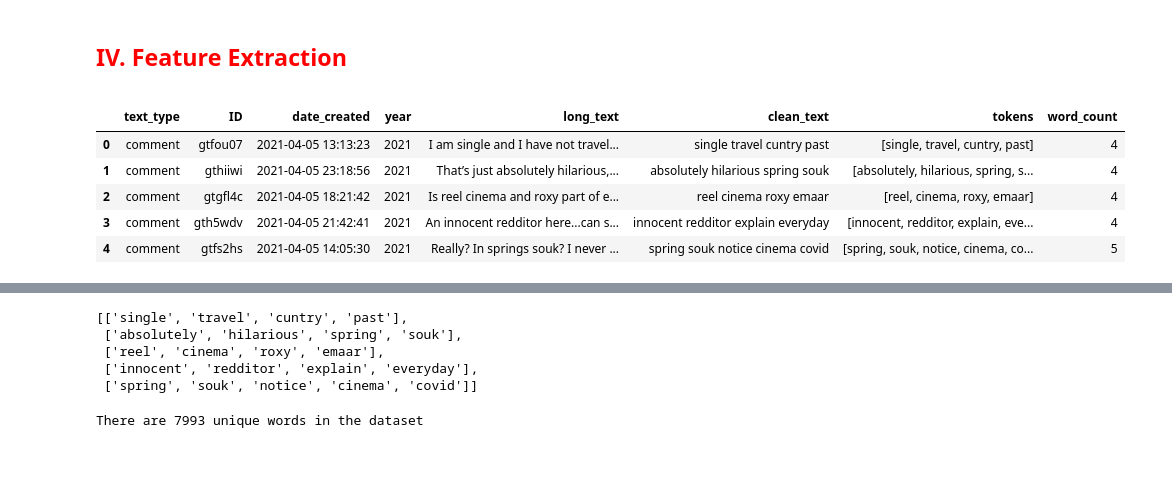
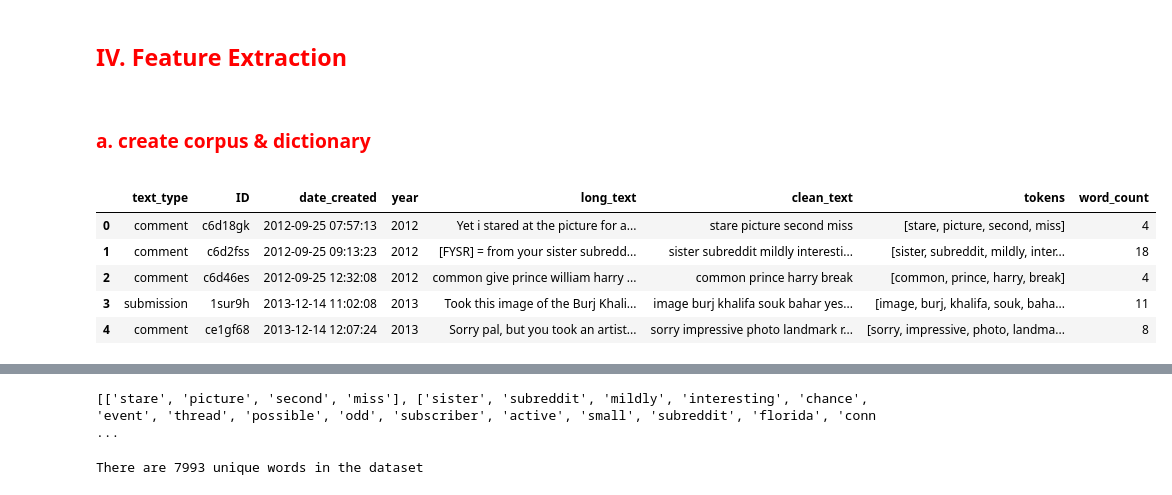
Before and after one commit to luisanomayo/MSc_Thesis_NLP_topic_modelling, a Jupyter notebook: topic_modelling/LDA_models/notebooks/lda_model_new_20_08_22.ipynb, the cells around one changed output, grey strips where cells are left out. Drawn from its saved outputs; the diff is of its cells as text; code cells hidden in the pictures; blank space fills up the shorter version.

```diff
--- a/topic_modelling/LDA_models/notebooks/lda_model_new_20_08_22.ipynb
+++ b/topic_modelling/LDA_models/notebooks/lda_model_new_20_08_22.ipynb
@@ -639,24 +460,29 @@ file saved
 <span style="color: red; font-family: Calibri Light;">
   <h2><b>IV. Feature Extraction</b></h2>
 </span>
+# %% [markdown]
+<span style="color: red; font-family: Calibri Light;">
+  <h3><b>a. create corpus & dictionary</b></h3>
+</span>
 # %%
 #import cleaned data
 
 def list_converter(text):
     #to revert list->str conversion from pd.read_csv
     return ast.literal_eval(text)
 
 
 lda_data = pd.read_csv('../../../Data/lda_train.csv', converters ={'tokens':list_converter})
 lda_data = lda_data.drop(columns = ['index'])
+lda_data.sort_values(by='date_created', inplace = True, ignore_index = True)
 lda_data.head()
 # %% [output]
 |  | text_type | ID | date_created | year | long_text | clean_text | tokens | word_count |
-| 0 | comment | gtfou07 | 2021-04-05 13:13:23 | 2021 | I am single and I have not travel... | single travel cuntry past | [single, travel, cuntry, past] | 4 |
-| 1 | comment | gthiiwi | 2021-04-05 23:18:56 | 2021 | That’s just absolutely hilarious,... | absolutely hilarious spring souk | [absolutely, hilarious, spring, s... | 4 |
-| 2 | comment | gtgfl4c | 2021-04-05 18:21:42 | 2021 | Is reel cinema and roxy part of e... | reel cinema roxy emaar | [reel, cinema, roxy, emaar] | 4 |
-| 3 | comment | gth5wdv | 2021-04-05 21:42:41 | 2021 | An innocent redditor here...can s... | innocent redditor explain everyday | [innocent, redditor, explain, eve... | 4 |
-| 4 | comment | gtfs2hs | 2021-04-05 14:05:30 | 2021 | Really? In springs souk? I never ... | spring souk notice cinema covid | [spring, souk, notice, cinema, co... | 5 |
+| 0 | comment | c6d18gk | 2012-09-25 07:57:13 | 2012 | Yet i stared at the picture for a... | stare picture second miss | [stare, picture, second, miss] | 4 |
+| 1 | comment | c6d2fss | 2012-09-25 09:13:23 | 2012 | [FYSR] = from your sister subredd... | sister subreddit mildly interesti... | [sister, subreddit, mildly, inter... | 18 |
+| 2 | comment | c6d46es | 2012-09-25 12:32:08 | 2012 | common give prince william harry ... | common prince harry break | [common, prince, harry, break] | 4 |
+| 3 | submission | 1sur9h | 2013-12-14 11:02:08 | 2013 | Took this image of the Burj Khali... | image burj khalifa souk bahar yes... | [image, burj, khalifa, souk, baha... | 11 |
+| 4 | comment | ce1gf68 | 2013-12-14 12:07:24 | 2013 | Sorry pal, but you took an artist... | sorry impressive photo landmark r... | [sorry, impressive, photo, landma... | 8 |
 # %%
 lda_data.info()
 # %% [output]
@@ -679,13 +505,9 @@ memory usage: 3.7+ MB
 #convert df['tokens'] to list of strings for bag-of-words model
 docs = lda_data['tokens'].tolist()
 # %%
-docs[:5]
+print(docs[:5])
 # %% [output]
-[['single', 'travel', 'cuntry', 'past'],
- ['absolutely', 'hilarious', 'spring', 'souk'],
- ['reel', 'cinema', 'roxy', 'emaar'],
- ['innocent', 'redditor', 'explain', 'everyday'],
- ['spring', 'souk', 'notice', 'cinema', 'covid']]
+[['stare', 'picture', 'second', 'miss'], ['sister', 'subreddit', 'mildly', 'interesting', 'chance', 'event', 'thread', 'possible', 'odd', 'subscriber', 'active', 'small', 'subreddit', 'florida', 'conn ...
 # %%
 #check number of unique words
 
```
Also changed, not shown: parts of 83 cells of this notebook.
